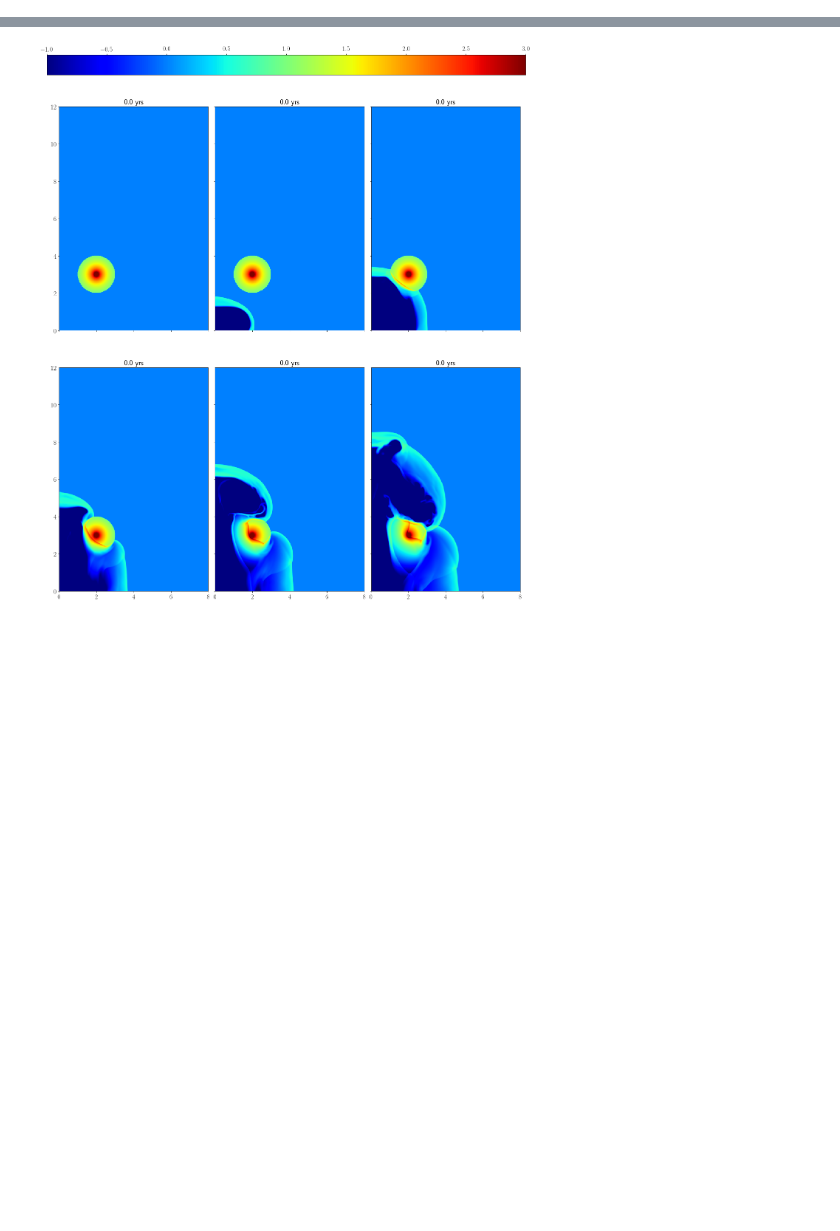
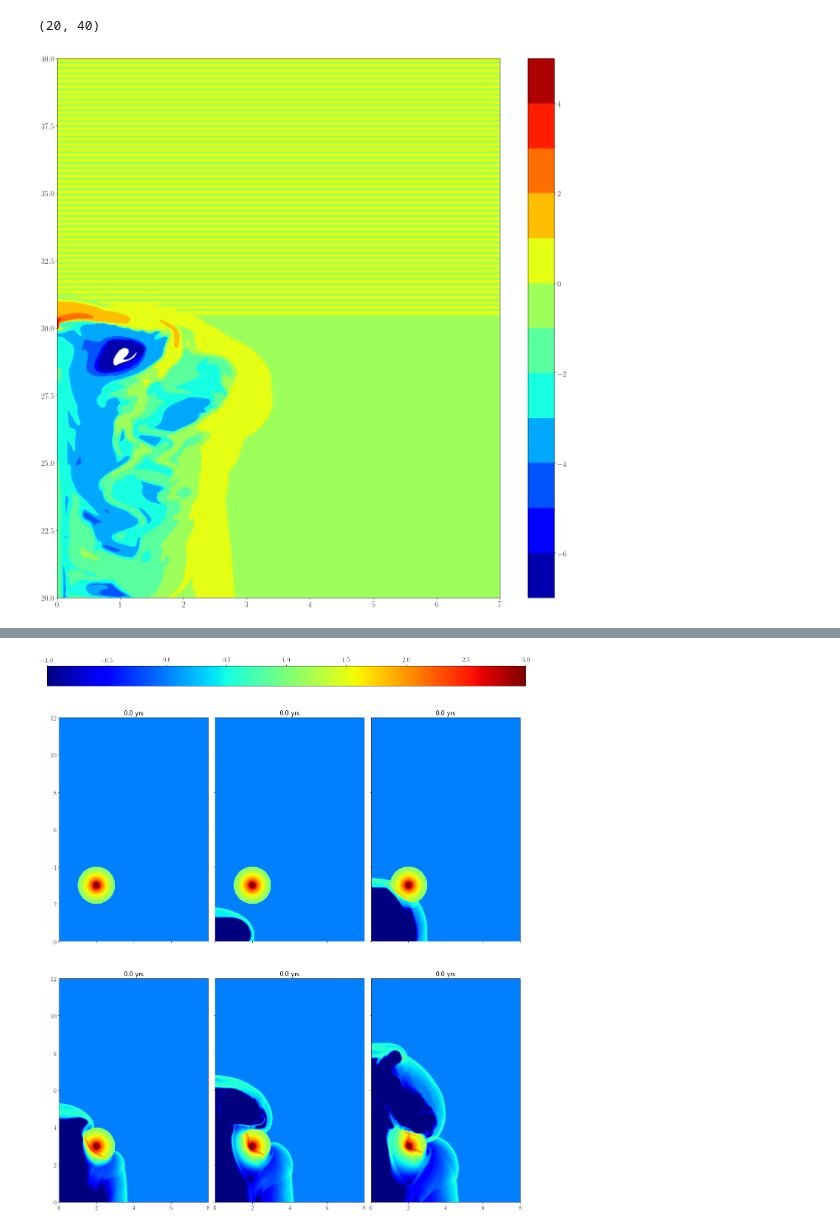
Before and after one commit to Mixpap/JetCloudSim, a Jupyter notebook: Notebooks/Data (Jet-Cloud interaction).ipynb, the cells around one changed output, grey strips where cells are left out. Cells and saved outputs as stored; diff of their text form; code cells hidden in the pictures; blank space fills up the shorter version.

```diff
--- a/Notebooks/Data (Jet-Cloud interaction).ipynb
+++ b/Notebooks/Data (Jet-Cloud interaction).ipynb
@@ -39,0 +42,8 @@ f.quadruple(test1,np.log10(test1['TMP']),rows=2,cols=3,tdk='yrs',Save_Figure='',
+# %%
+plt.contourf(test1['X'],test1['Y'],np.log10(test1['RHO'][-1,:,:]),cmap='jet',levels=np.linspace(-7,5,13))
+plt.colorbar()
+plt.xlim(0,7)
+plt.ylim(20,40)
+# %% [output]
+(20, 40)
+[figure, added]
```
Also changed, not shown: parts of 17 cells of this notebook, 39 other files.
